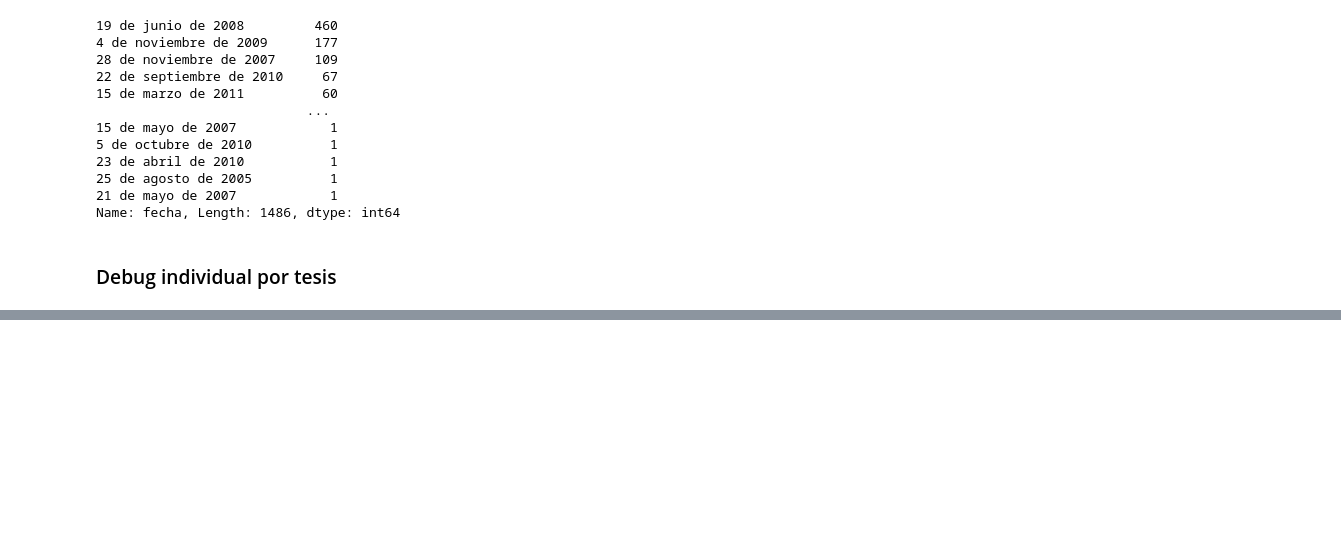
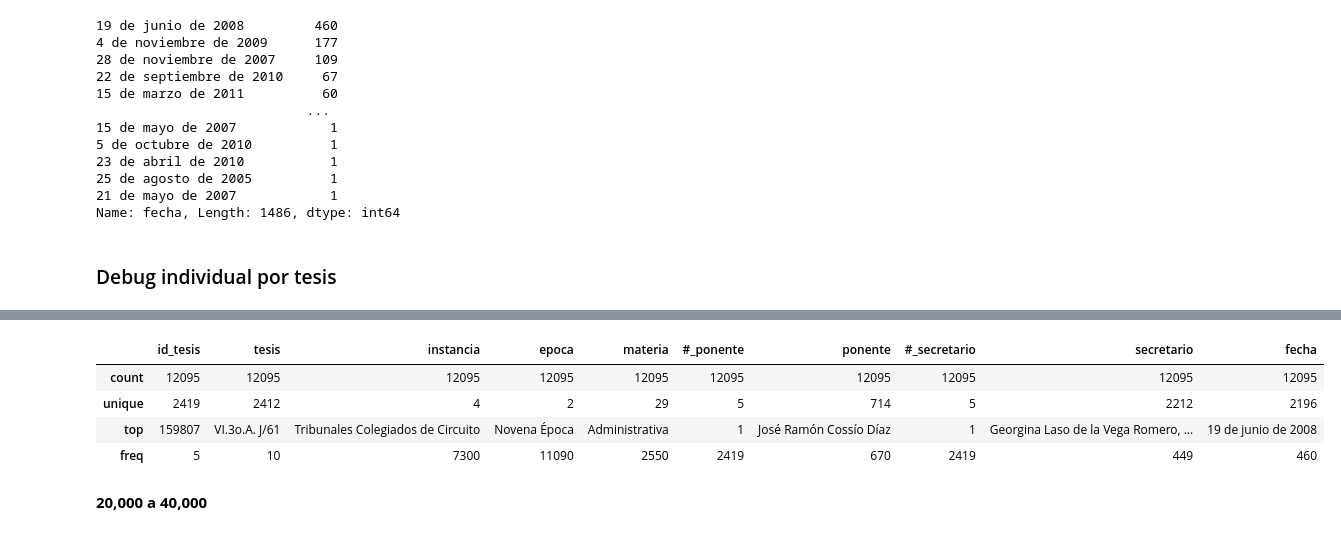
Before and after one commit to lecepe00/estancia_inv_MCD, a Jupyter notebook: notebooks/extraccion_datos.ipynb, the cells around one changed output, grey strips where cells are left out. Drawn from its saved outputs; the diff is of its cells as text; code cells hidden in the pictures; blank space fills up the shorter version.

```diff
--- a/notebooks/extraccion_datos.ipynb
+++ b/notebooks/extraccion_datos.ipynb
@@ -423,0 +758,14 @@ text_aux
+# %%
+tabla_tesis_jurisprudencia_01 = pd.DataFrame(columns=['id_tesis','tesis','instancia','epoca','materia','#_ponente','ponente','#_secretario','secretario','fecha'])
+tabla_tesis_jurisprudencia_02 = pd.DataFrame(columns=['id_tesis','tesis','instancia','epoca','materia','#_ponente','ponente','#_secretario','secretario','fecha'])
+tabla_tesis_jurisprudencia_03 = pd.DataFrame(columns=['id_tesis','tesis','instancia','epoca','materia','#_ponente','ponente','#_secretario','secretario','fecha'])
+tabla_tesis_jurisprudencia_04 = pd.DataFrame(columns=['id_tesis','tesis','instancia','epoca','materia','#_ponente','ponente','#_secretario','secretario','fecha'])
+tabla_tesis_jurisprudencia_05 = pd.DataFrame(columns=['id_tesis','tesis','instancia','epoca','materia','#_ponente','ponente','#_secretario','secretario','fecha'])
+tabla_tesis_jurisprudencia_06 = pd.DataFrame(columns=['id_tesis','tesis','instancia','epoca','materia','#_ponente','ponente','#_secretario','secretario','fecha'])
+tabla_tesis_jurisprudencia_07 = pd.DataFrame(columns=['id_tesis','tesis','instancia','epoca','materia','#_ponente','ponente','#_secretario','secretario','fecha'])
+tabla_tesis_jurisprudencia_08 = pd.DataFrame(columns=['id_tesis','tesis','instancia','epoca','materia','#_ponente','ponente','#_secretario','secretario','fecha'])
+tabla_tesis_jurisprudencia_09 = pd.DataFrame(columns=['id_tesis','tesis','instancia','epoca','materia','#_ponente','ponente','#_secretario','secretario','fecha'])
+tabla_tesis_jurisprudencia_10 = pd.DataFrame(columns=['id_tesis','tesis','instancia','epoca','materia','#_ponente','ponente','#_secretario','secretario','fecha'])
+tabla_tesis_jurisprudencia_11 = pd.DataFrame(columns=['id_tesis','tesis','instancia','epoca','materia','#_ponente','ponente','#_secretario','secretario','fecha'])
+tabla_tesis_jurisprudencia_12 = pd.DataFrame(columns=['id_tesis','tesis','instancia','epoca','materia','#_ponente','ponente','#_secretario','secretario','fecha'])
+tabla_tesis_jurisprudencia_13 = pd.DataFrame(columns=['id_tesis','tesis','instancia','epoca','materia','#_ponente','ponente','#_secretario','secretario','fecha'])
@@ -423,0 +860,8 @@ text_aux
+# %%
+tabla_tesis_jurisprudencia_01.describe()
+# %% [output]
+|  | id_tesis | tesis | instancia | epoca | materia | #_ponente | ponente | #_secretario | secretario | fecha |
+| count | 12095 | 12095 | 12095 | 12095 | 12095 | 12095 | 12095 | 12095 | 12095 | 12095 |
+| unique | 2419 | 2412 | 4 | 2 | 29 | 5 | 714 | 5 | 2212 | 2196 |
+| top | 159807 | VI.3o.A. J/61 | Tribunales Colegiados de Circuito | Novena Época | Administrativa | 1 | José Ramón Cossío Díaz | 1 | Georgina Laso de la Vega Romero, ... | 19 de junio de 2008 |
+| freq | 5 | 10 | 7300 | 11090 | 2550 | 2419 | 670 | 2419 | 449 | 460 |
@@ -423,0 +872,2 @@ text_aux
+# %% [markdown]
+**20,000 a 40,000**
```
Also changed, not shown: parts of 70 cells of this notebook, 2 other files.
